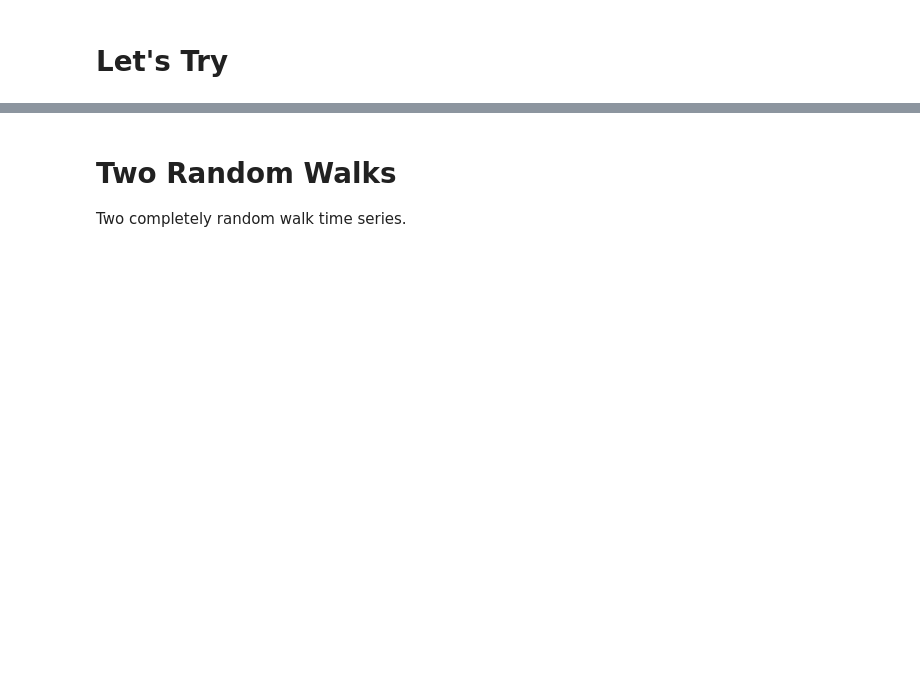
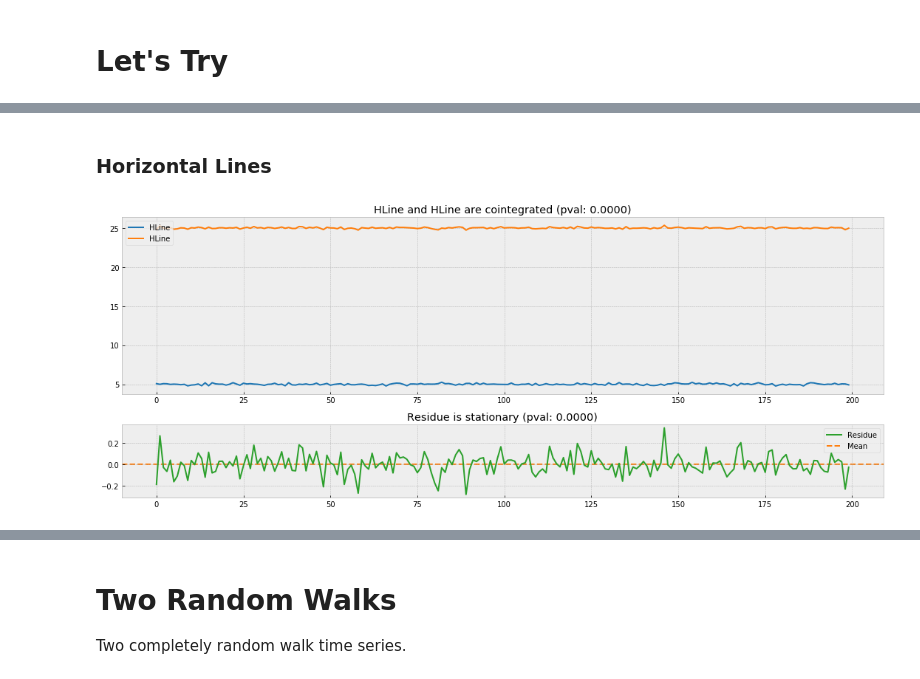
Before and after one commit to bennylp/Study, a Jupyter notebook: Introduction to Time Series Analysis with Python/Cointegration.ipynb, the cells around one changed output, grey strips where cells are left out. Cells and saved outputs as stored; diff of their text form; code cells hidden in the pictures; blank space fills up the shorter version.

```diff
--- a/Introduction to Time Series Analysis with Python/Cointegration.ipynb
+++ b/Introduction to Time Series Analysis with Python/Cointegration.ipynb
@@ -59,0 +77,17 @@ def plotCoint(l1, y1, l2, y2, figsize=(15, 6), style='bmh'):
+# %%
+def generateLine(n=N, slope=1):
+    if slope:
+        w = np.random.normal(scale=slope/10, size=n)
+        return np.arange(0, n*slope, slope) + w
+    else:
+        w = np.random.normal(scale=0.1, size=n)
+        return w
+# %% [markdown]
+### Horizontal Lines
+# %%
+y1 = 5 + generateLine(slope=0)
+y2 = 25 + generateLine(slope=0)
+
+plotCoint('HLine', y1, 'HLine', y2)
+# %% [output]
+[figure, added]
```
Also changed, not shown: parts of 38 cells of this notebook, 1 other file.
